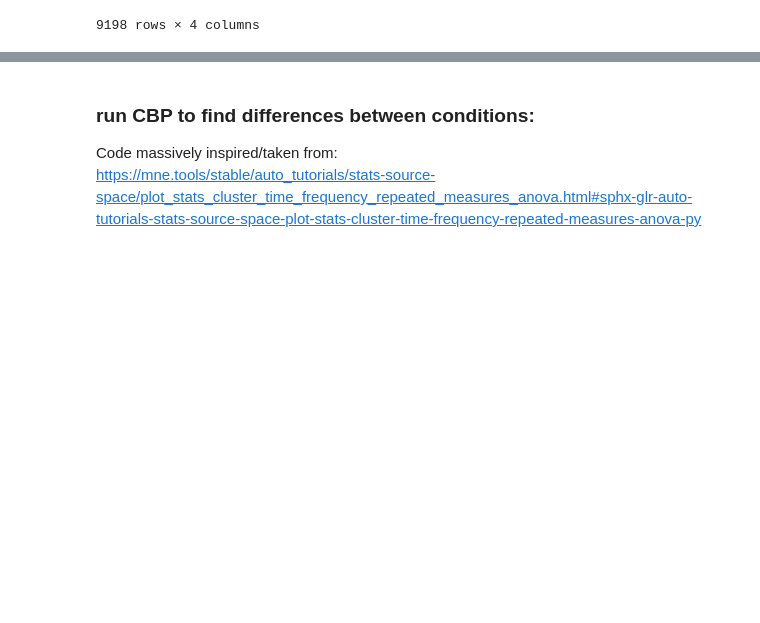
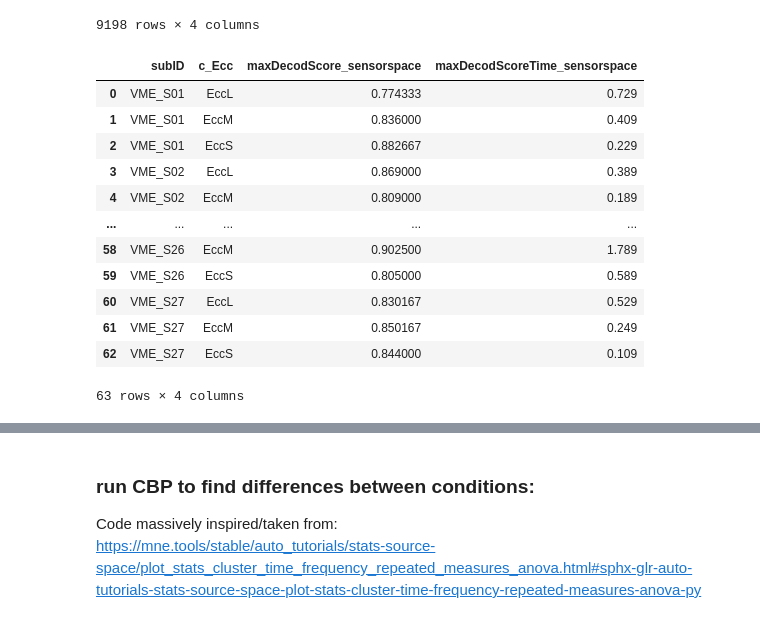
Before and after one commit to eioe/vMemEcc-Analyses, a Jupyter notebook: Analyses_Py/04.1-decoding_sensorspace_plotters.ipynb, the cells around one changed output, grey strips where cells are left out. Cells and saved outputs as stored; diff of their text form; code cells hidden in the pictures; blank space fills up the shorter version.

Commit message:
export max decod scores and times

```diff
--- a/Analyses_Py/04.1-decoding_sensorspace_plotters.ipynb
+++ b/Analyses_Py/04.1-decoding_sensorspace_plotters.ipynb
@@ -603,32 +603,29 @@ df
 # %%
 decod_summary = (df.groupby(['subID', 'ecc'])
         .agg(max=('score', np.max))
                  .reset_index()
                  .merge(df, left_on=['subID', 'ecc', 'max'], right_on=['subID', 'ecc', 'score'])
                  .drop(labels='score', axis='columns')
                  .groupby(['subID', 'ecc'])
                  .agg(maxScore=('max', np.mean),
                       maxScoreTime=('time', np.mean))
                  .reset_index()
-                 .melt(id_vars=['subID', 'ecc'])
-#                  .groupby(['ecc', 'variable'])
-#                  .agg(mean=('value',  np.mean),
-#                       median=('value',  np.median),
-#                       sd = ('value', np.std),
-#                       ci_lower = ('value', lambda x: ci95(x, returnval='lower')),
-#                       ci_upper = ('value', lambda x: ci95(x, returnval='upper')))
+                 .rename(columns={'ecc': 'c_Ecc',
+                                     'maxScore': 'maxDecodScore_sensorspace',
+                                     'maxScoreTime': 'maxDecodScoreTime_sensorspace'})
                 )
 decod_summary
-decod_sum_scores = (decod_summary[decod_summary['variable'] == 'maxScore']
-                    .drop(labels='variable', axis=1)
-                    .rename(columns={'ecc': 'c_Ecc',
-                                     'value': 'maxDecodScore_sensorspace'})
-                   )
-
-fpath = op.join(config.paths['06_decoding-sensorspace'],
-                             'stimon',
-                             'collapsed',
-                             'LoadLow_vs_LoadHigh',
-                             'roc_auc',
-                             'All',
-                             'summaries')
+# %% [output]
+|  | subID | c_Ecc | maxDecodScore_sensorspace | maxDecodScoreTime_sensorspace |
+| 0 | VME_S01 | EccL | 0.774333 | 0.729 |
+| 1 | VME_S01 | EccM | 0.836000 | 0.409 |
+| 2 | VME_S01 | EccS | 0.882667 | 0.229 |
+| 3 | VME_S02 | EccL | 0.869000 | 0.389 |
+| 4 | VME_S02 | EccM | 0.809000 | 0.189 |
+| ... | ... | ... | ... | ... |
+| 58 | VME_S26 | EccM | 0.902500 | 1.789 |
+| 59 | VME_S26 | EccS | 0.805000 | 0.589 |
+| 60 | VME_S27 | EccL | 0.830167 | 0.529 |
+| 61 | VME_S27 | EccM | 0.850167 | 0.249 |
+| 62 | VME_S27 | EccS | 0.844000 | 0.109 |
+63 rows × 4 columns
```
Also changed, not shown: parts of 8 cells of this notebook.
